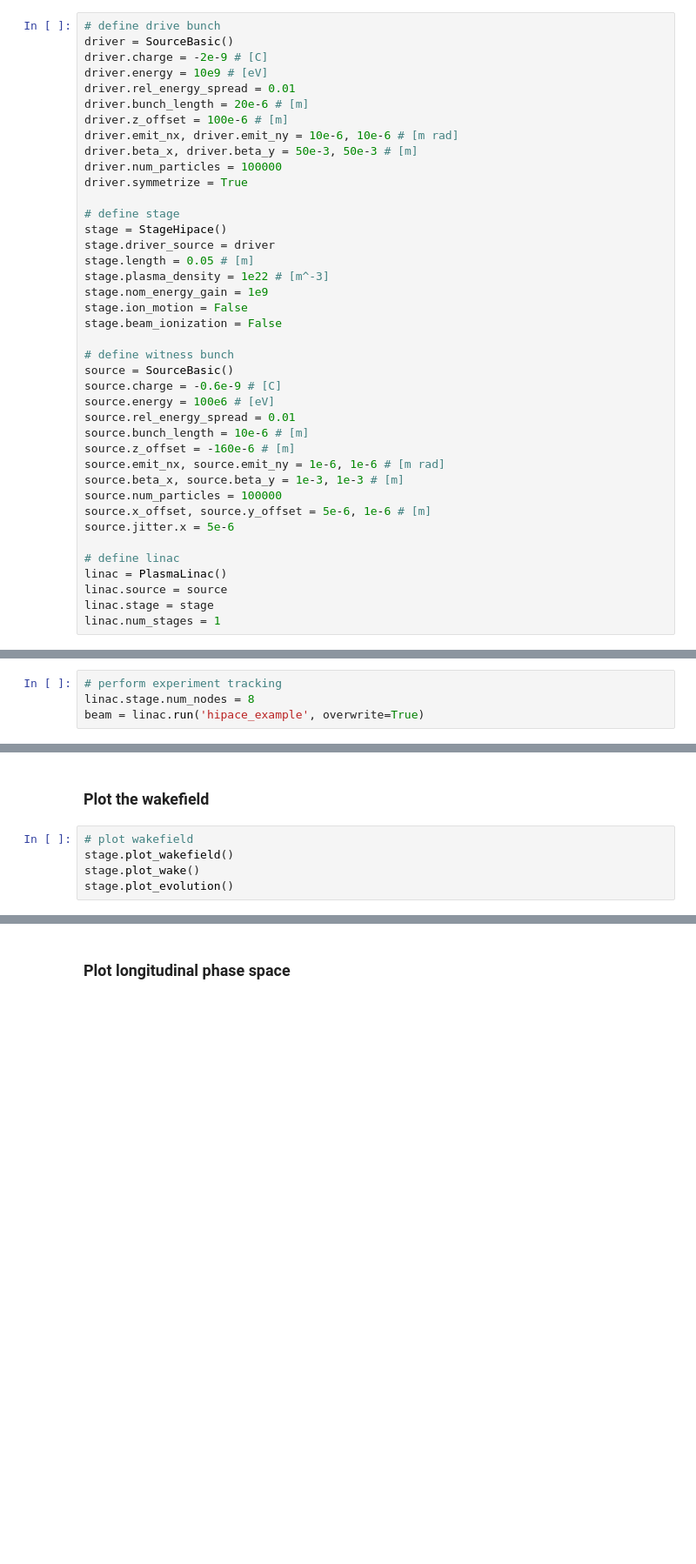
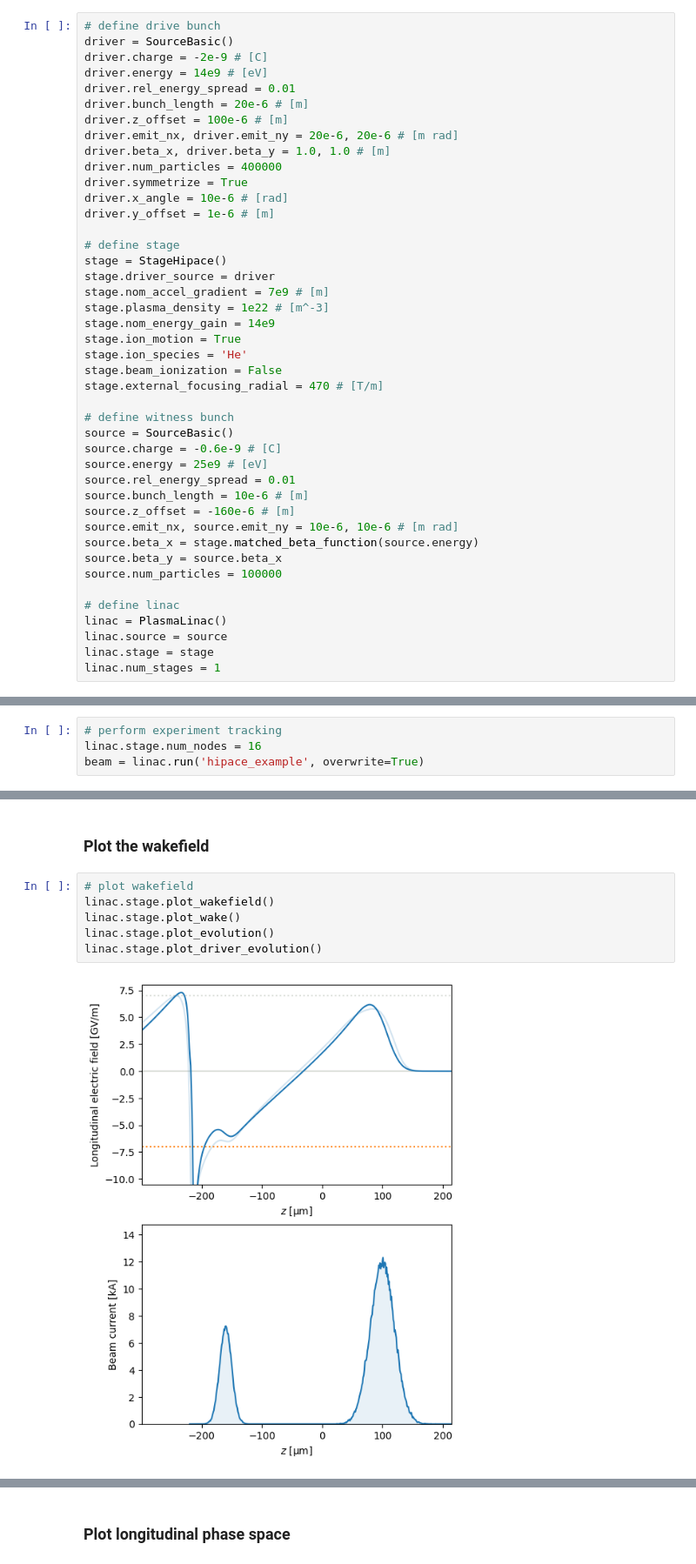
Before and after one commit to abel-framework/ABEL, a Jupyter notebook: examples/hipace_example.ipynb, the cells around one changed output, grey strips where cells are left out. Shown at 87% size. Cells and saved outputs as stored; diff of their text form; blank space fills up the shorter version.

```diff
--- a/examples/hipace_example.ipynb
+++ b/examples/hipace_example.ipynb
@@ -14,36 +14,39 @@ from abel import *
 # define drive bunch
 driver = SourceBasic()
 driver.charge = -2e-9 # [C]
-driver.energy = 10e9 # [eV]
+driver.energy = 14e9 # [eV]
 driver.rel_energy_spread = 0.01
 driver.bunch_length = 20e-6 # [m]
 driver.z_offset = 100e-6 # [m]
-driver.emit_nx, driver.emit_ny = 10e-6, 10e-6 # [m rad]
-driver.beta_x, driver.beta_y = 50e-3, 50e-3 # [m]
-driver.num_particles = 100000
+driver.emit_nx, driver.emit_ny = 20e-6, 20e-6 # [m rad]
+driver.beta_x, driver.beta_y = 1.0, 1.0 # [m]
+driver.num_particles = 400000
 driver.symmetrize = True
+driver.x_angle = 10e-6 # [rad]
+driver.y_offset = 1e-6 # [m]
 
 # define stage
 stage = StageHipace()
 stage.driver_source = driver
-stage.length = 0.05 # [m]
+stage.nom_accel_gradient = 7e9 # [m]
 stage.plasma_density = 1e22 # [m^-3]
-stage.nom_energy_gain = 1e9
-stage.ion_motion = False
+stage.nom_energy_gain = 14e9
+stage.ion_motion = True
+stage.ion_species = 'He'
 stage.beam_ionization = False
+stage.external_focusing_radial = 470 # [T/m]
 
 # define witness bunch
 source = SourceBasic()
 source.charge = -0.6e-9 # [C]
-source.energy = 100e6 # [eV]
+source.energy = 25e9 # [eV]
 source.rel_energy_spread = 0.01
 source.bunch_length = 10e-6 # [m]
 source.z_offset = -160e-6 # [m]
-source.emit_nx, source.emit_ny = 1e-6, 1e-6 # [m rad]
-source.beta_x, source.beta_y = 1e-3, 1e-3 # [m]
+source.emit_nx, source.emit_ny = 10e-6, 10e-6 # [m rad]
+source.beta_x = stage.matched_beta_function(source.energy)
+source.beta_y = source.beta_x
 source.num_particles = 100000
-source.x_offset, source.y_offset = 5e-6, 1e-6 # [m]
-source.jitter.x = 5e-6
 
 # define linac
 linac = PlasmaLinac()
@@ -54,6 +57,6 @@ linac.num_stages = 1
 ### Perform linac tracking
 # %%
 # perform experiment tracking
-linac.stage.num_nodes = 8
+linac.stage.num_nodes = 16
 beam = linac.run('hipace_example', overwrite=True)
 # %% [output]
@@ -62,6 +66,9 @@ TypeError: unsupported operand type(s) for *: 'int' and 'NoneType'
 ### Plot the wakefield
 # %%
 # plot wakefield
-stage.plot_wakefield()
-stage.plot_wake()
-stage.plot_evolution()
+linac.stage.plot_wakefield()
+linac.stage.plot_wake()
+linac.stage.plot_evolution()
+linac.stage.plot_driver_evolution()
+# %% [output]
+[figure, added]
```
Also changed, not shown: parts of 3 cells of this notebook, 18 other files.
